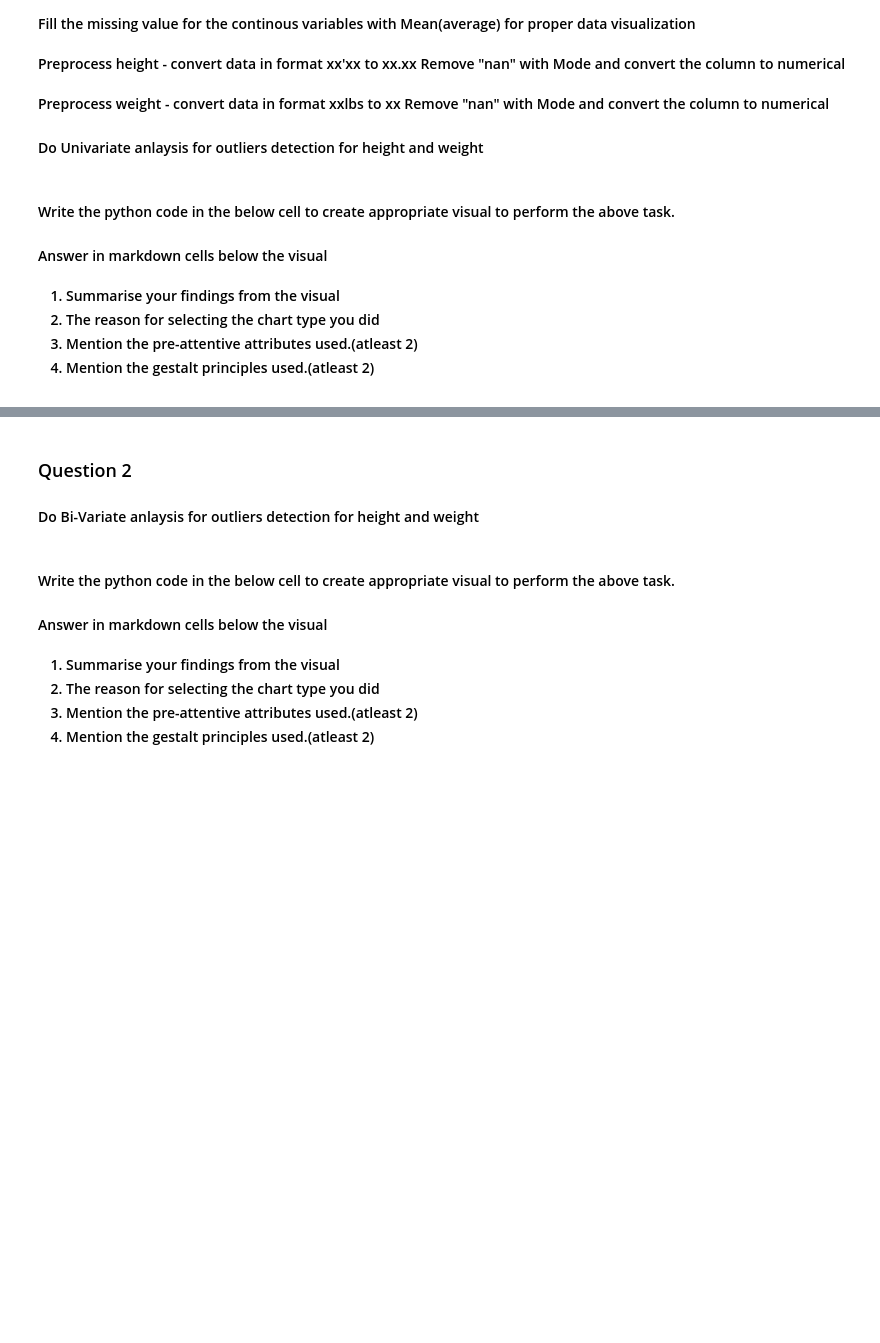
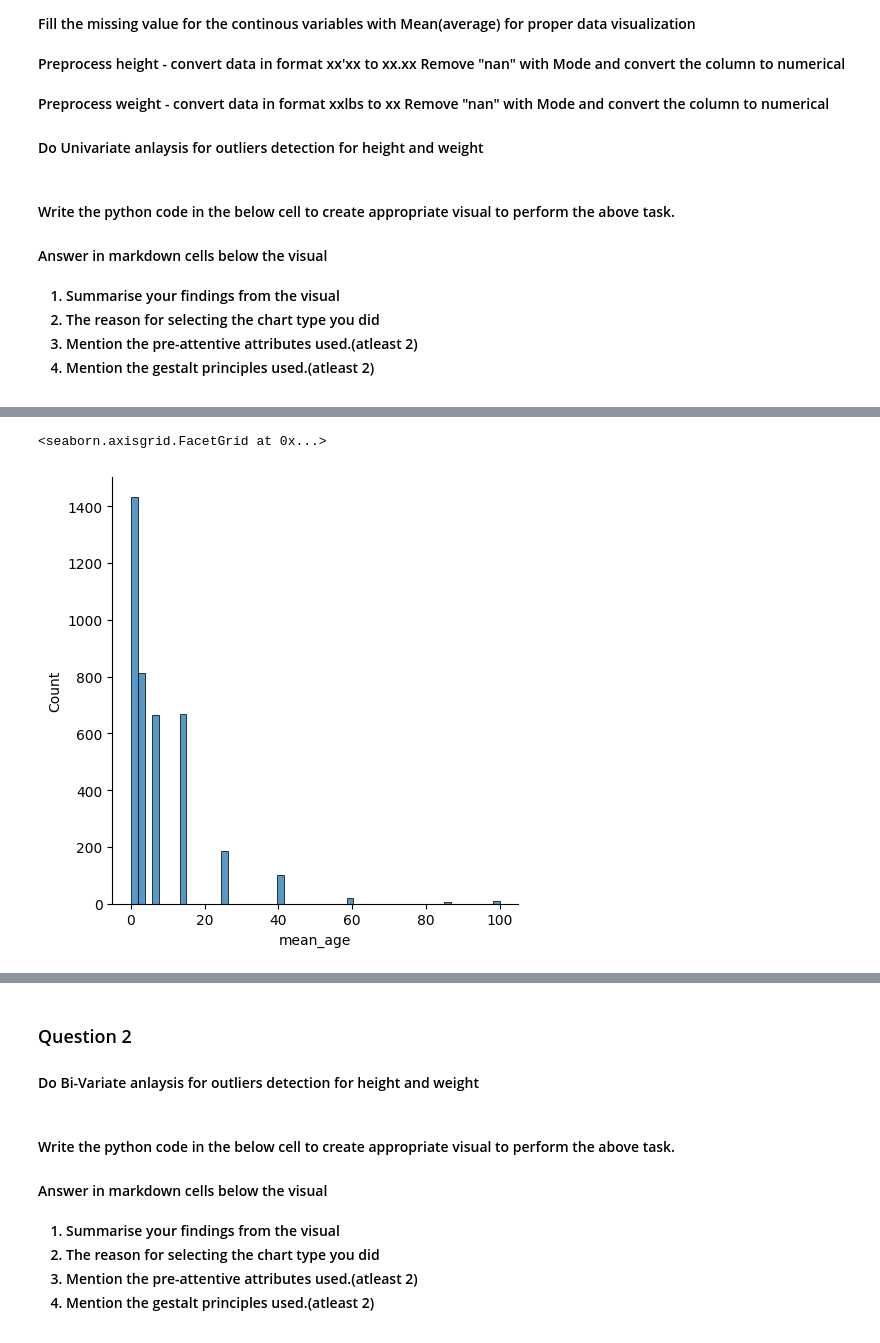
Before and after one commit to HarshaK1997/SEM2-DV, a Jupyter notebook: Part2/dvi-Python-ps1.ipynb, the cells around one changed output, grey strips where cells are left out. Saved outputs shown, nothing was run; the diff lists cells and outputs as text; code cells hidden in the pictures; blank space fills up the shorter version.

```diff
--- a/Part2/dvi-Python-ps1.ipynb
+++ b/Part2/dvi-Python-ps1.ipynb
@@ -173,0 +307,7 @@ df.drop(columns=['price_tnd'], inplace=True)
+# %%
+### Data Cleaning ###
+
+# Strip the leading and trailing whitespaces from the columns
+# also convert to lower case for uniformity
+df = df.map(lambda x: x.strip().lower() if isinstance(x, str) else x)
+df.head()
@@ -173,0 +321,24 @@ df.drop(columns=['price_tnd'], inplace=True)
+# %%
+# We can convert the ordinal value to numerical based on the mean of the ranges
+# This is better than simple substitution with numbers as it retains more of the original information
+print("\nage:")
+unique_values = df['age'].unique()
+mean_map = {
+    '0': 0,
+    '1-5': 3,
+    '5-10': 7.5,
+    '10-20': 15,
+    '10,20': 15,
+    '20-30': 25,
+    '30-50': 40,
+    '50-70': 60,
+    '70-100': 85,
+    'plus de 100': 100
+}
+print("Before conversion: ", unique_values)
+df['mean_age'] = df['age'].map(mean_map)
+unique_values = df['mean_age'].unique()
+print("After conversion: ", unique_values)
+df.drop('age', axis=1, inplace=True)
+numerical_cols.append('mean_age')
+df.head()
@@ -174,3 +356,8 @@ df.drop(columns=['price_tnd'], inplace=True)
+# %%
+sns.displot(df['mean_age'])
+# %% [output]
+<seaborn.axisgrid.FacetGrid at 0x...>
+[figure, added]
 # %%
 # Check for missing values
 display(df.isna().sum())
```
Also changed, not shown: parts of 42 cells of this notebook, 1 other file.
